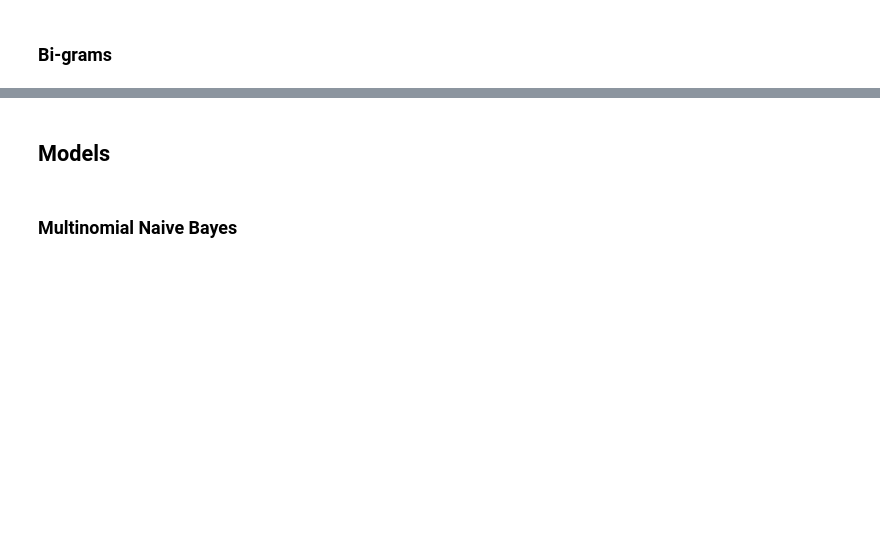
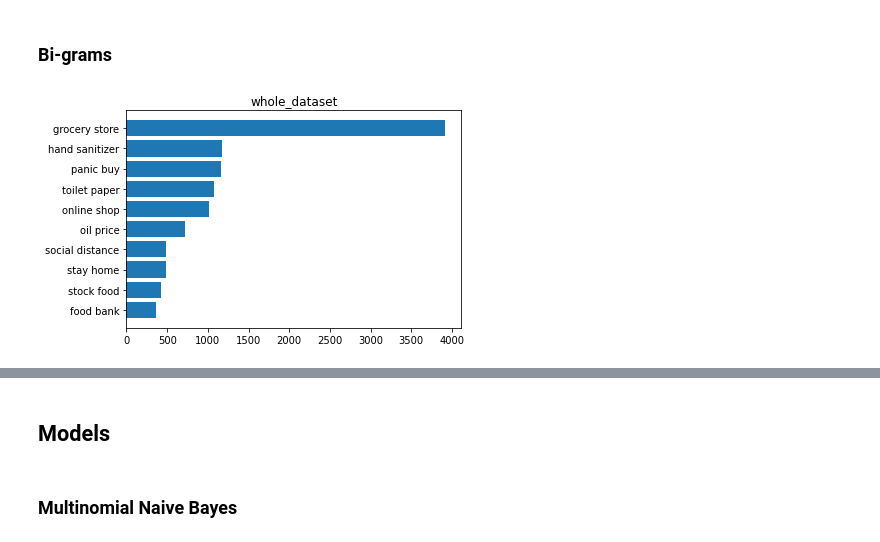
Before and after one commit to steliossid/covid19-classification, a Jupyter notebook: code.ipynb, the cells around one changed output, grey strips where cells are left out. Cells and saved outputs as stored; diff of their text form; code cells hidden in the pictures; blank space fills up the shorter version.

```diff
--- a/code.ipynb
+++ b/code.ipynb
@@ -305,5 +282,9 @@ most_common_ngrams("Extremely Negative")
 # %% [markdown]
 ### Bi-grams
+# %%
+most_common_ngrams("whole_dataset", n_gram=2)
+# %% [output]
+[figure, added]
 # %%
 most_common_ngrams("Positive", n_gram=2)
 # %% [output]
```
Also changed, not shown: parts of 19 cells of this notebook, 2 other files.
